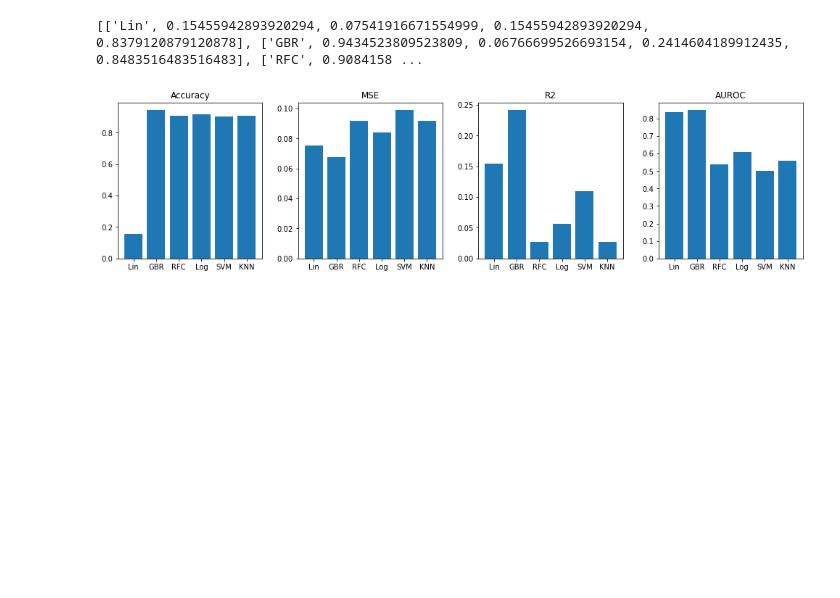
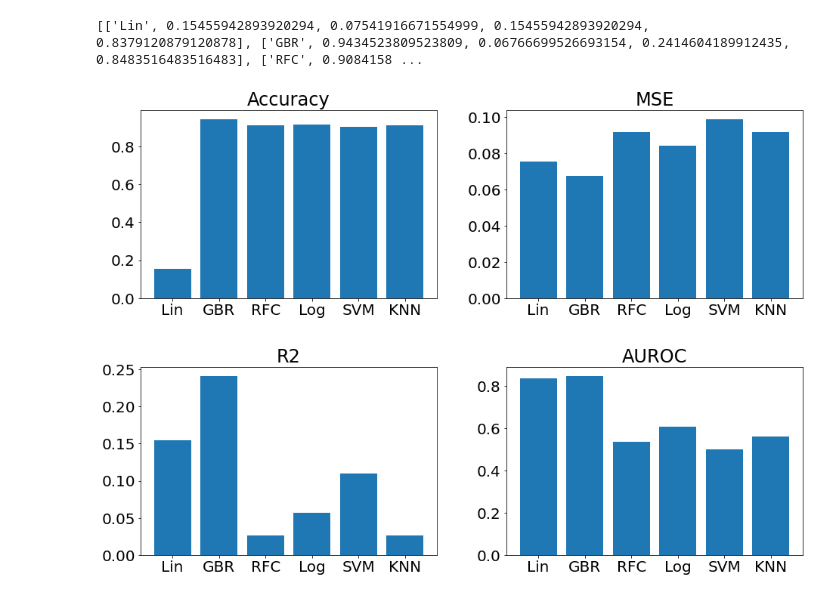
Before and after one commit to AlexMoree/Csce421Final, a Jupyter notebook: Comparison.ipynb, the cells around one changed output. Drawn from its saved outputs; the diff is of its cells as text; code cells hidden in the pictures; blank space fills up the shorter version.

```diff
--- a/Comparison.ipynb
+++ b/Comparison.ipynb
@@ -374,40 +374,41 @@ print(total_Scores)
 # %%
 import numpy as np
 import matplotlib.pyplot as plt
 
 # Define the data to be plotted
 data = total_Scores
 
 # Extract the model names and accuracy, MSE, and R2 values from the data
 models = [d[0] for d in data]
 accuracy = [d[1] for d in data]
 mse = [d[2] for d in data]
 r2 = [abs(d[3]) for d in data]
 auroc = [d[4] for d in data]
 
 # Set up the subplots for the bar graphs
-fig, axs = plt.subplots(1, 4, figsize=(14, 4))
+fig, axs = plt.subplots(2, 2, figsize=(14, 10))
+plt.rcParams.update({'font.size': 20})
 
 # Plot the accuracy values
-axs[0].bar(models, accuracy)
-axs[0].set_title('Accuracy')
+axs[0][0].bar(models, accuracy)
+axs[0][0].set_title('Accuracy')
 
 # Plot the MSE values
-axs[1].bar(models, mse)
-axs[1].set_title('MSE')
+axs[0][1].bar(models, mse)
+axs[0][1].set_title('MSE')
 
 # Plot the R2 values
-axs[2].bar(models, r2)
-axs[2].set_title('R2')
+axs[1][0].bar(models, r2)
+axs[1][0].set_title('R2')
 
 # Plot the AUROC values
-axs[3].bar(models, auroc)
-axs[3].set_title('AUROC')
+axs[1][1].bar(models, auroc)
+axs[1][1].set_title('AUROC')
 
 # Add some space between the subplots and adjust their layout
 fig.tight_layout(pad=2)
 
 # Display the graph
 plt.show()
 # %% [output]
-[figure, old version]
+[figure, new version]
```
Also changed, not shown: 1 other file.
